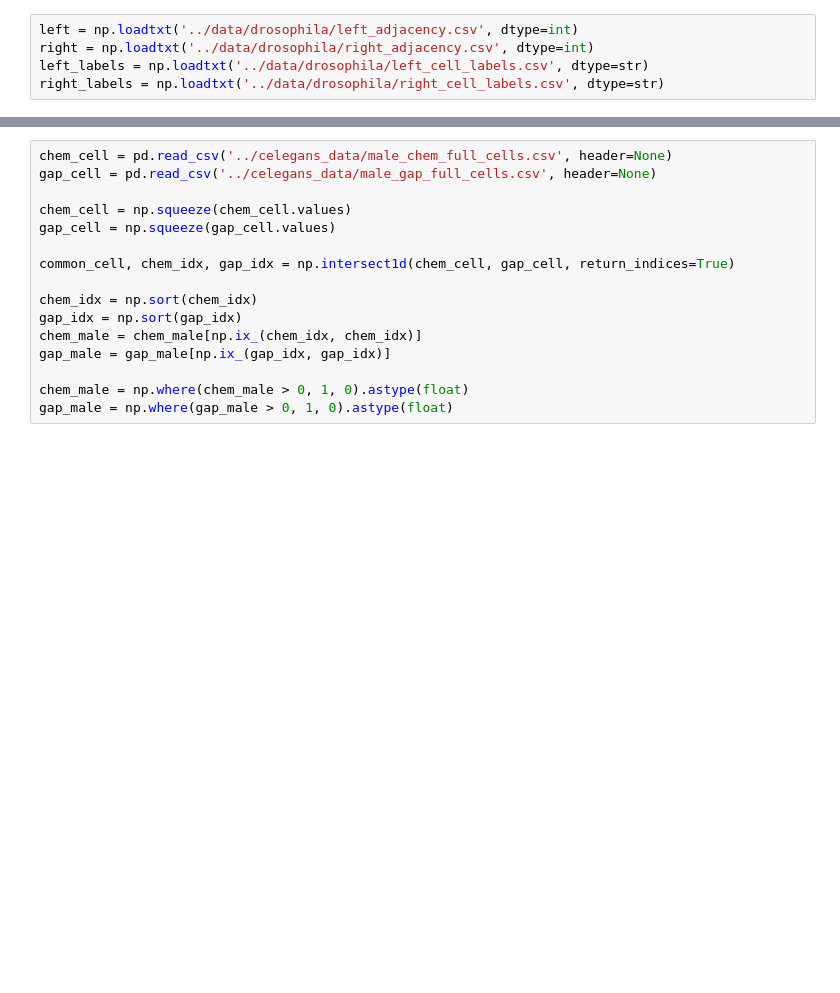
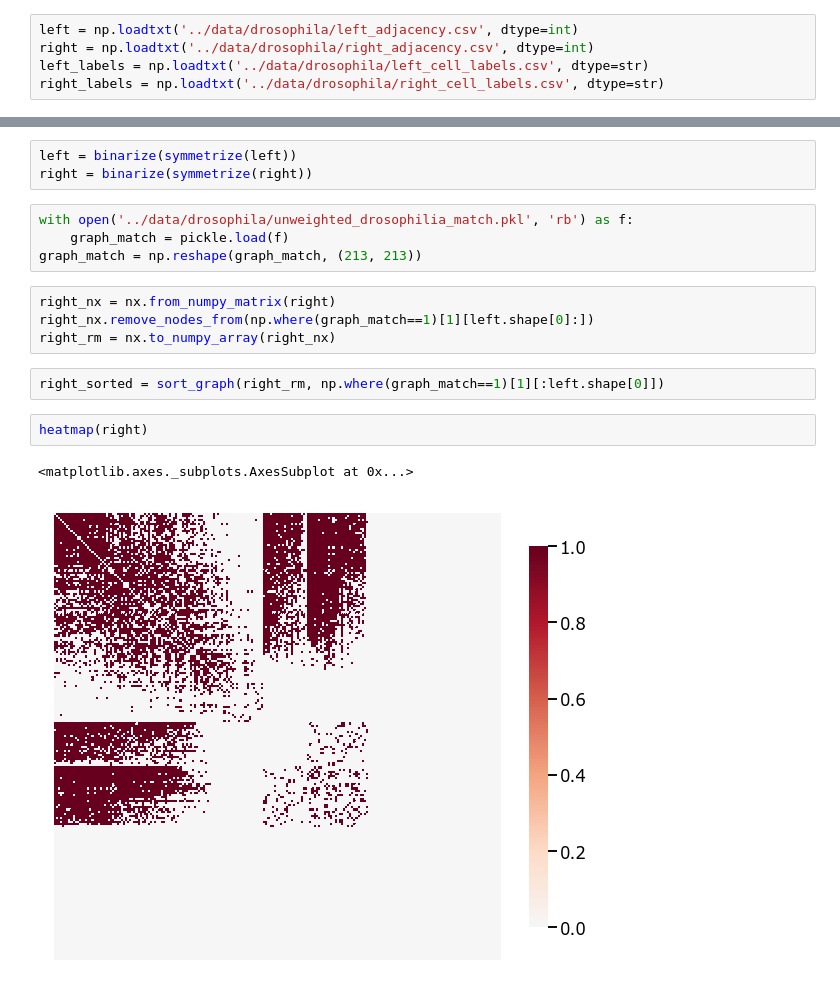
Before and after one commit to junhaobearxiong/graph_independence_test, a Jupyter notebook: notebooks/2019-04-11_real_data_drosophila.ipynb, the cells around one changed output, grey strips where cells are left out. Cells and saved outputs as stored; diff of their text form; blank space fills up the shorter version.

Commit message:
Ran drosophila experiment'

```diff
--- a/notebooks/2019-04-11_real_data_drosophila.ipynb
+++ b/notebooks/2019-04-11_real_data_drosophila.ipynb
@@ -66,16 +29,18 @@ array(['K', 'K', 'K', 'K', 'K', 'K', 'K', 'K', 'K', 'K', 'K', 'K', 'K',
-# %%
-chem_cell = pd.read_csv('../celegans_data/male_chem_full_cells.csv', header=None)
-gap_cell = pd.read_csv('../celegans_data/male_gap_full_cells.csv', header=None)
-
-chem_cell = np.squeeze(chem_cell.values)
-gap_cell = np.squeeze(gap_cell.values)
-
-common_cell, chem_idx, gap_idx = np.intersect1d(chem_cell, gap_cell, return_indices=True)
-
-chem_idx = np.sort(chem_idx)
-gap_idx = np.sort(gap_idx)
-chem_male = chem_male[np.ix_(chem_idx, chem_idx)]
-gap_male = gap_male[np.ix_(gap_idx, gap_idx)]
-
-chem_male = np.where(chem_male > 0, 1, 0).astype(float)
-gap_male = np.where(gap_male > 0, 1, 0).astype(float)
+# %%
+left = binarize(symmetrize(left))
+right = binarize(symmetrize(right))
+# %%
+with open('../data/drosophila/unweighted_drosophilia_match.pkl', 'rb') as f:
+    graph_match = pickle.load(f)
+graph_match = np.reshape(graph_match, (213, 213))
+# %%
+right_nx = nx.from_numpy_matrix(right)
+right_nx.remove_nodes_from(np.where(graph_match==1)[1][left.shape[0]:])
+right_rm = nx.to_numpy_array(right_nx)
+# %%
+right_sorted = sort_graph(right_rm, np.where(graph_match==1)[1][:left.shape[0]])
+# %%
+heatmap(right)
+# %% [output]
+<matplotlib.axes._subplots.AxesSubplot at 0x...>
+[figure, added]
```
Also changed, not shown: parts of 18 cells of this notebook, 1 other file.
